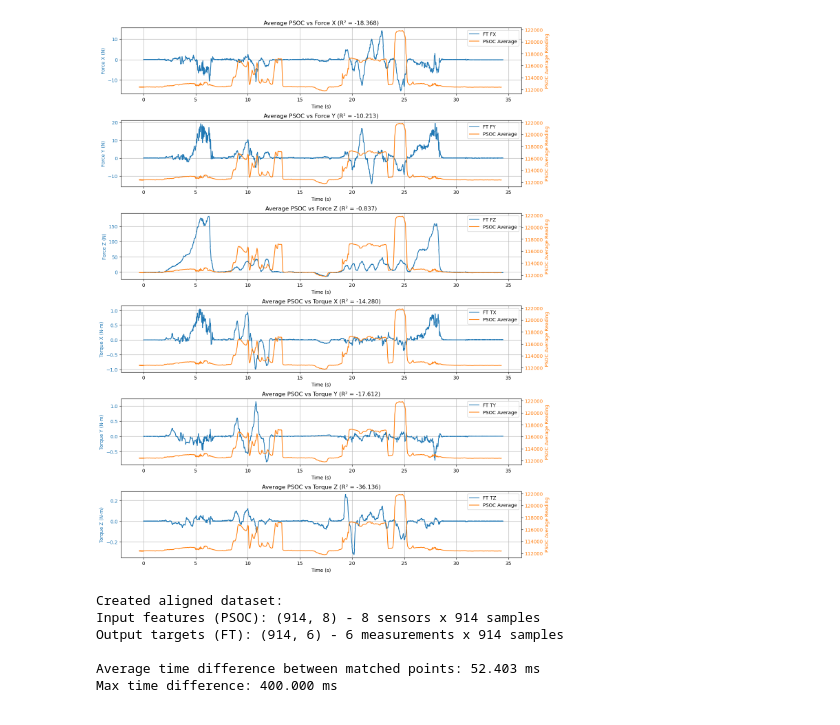
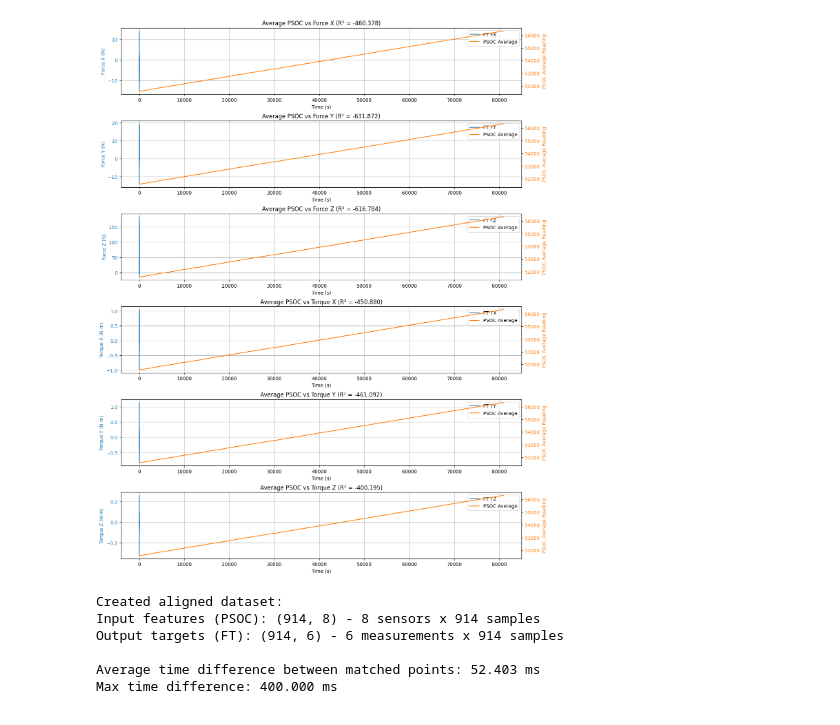
Before and after one commit to ECE382-Team2/ESP_Firmware, a Jupyter notebook: calibration/calibration.ipynb, the cells around one changed output. Cells and saved outputs as stored; diff of their text form; code cells hidden in the pictures.

```diff
--- a/calibration/calibration.ipynb
+++ b/calibration/calibration.ipynb
@@ -6,7 +6,7 @@ import numpy as np
 # %%
 # Read the CSV files
 ft_sensor_data = pd.read_csv('ft_sensor_data_20251023_021626.csv')
-psoc_data = pd.read_csv('PSOC_Data.csv')
+psoc_data = pd.read_csv('20251029_182404_Test_data.csv')
 
 # Display basic information about the datasets
 print("FT Sensor Data Info:")
@@ -14,10 +14,10 @@ print(ft_sensor_data.info())
 print("\nFirst few rows of FT Sensor Data:")
 print(ft_sensor_data.head())
 
-print("\nPSOC Data Info:")
-print(psoc_data.info())
-print("\nFirst few rows of PSOC Data:")
-print(psoc_data.head())
+# print("\nPSOC Data Info:")
+# print(psoc_data.info())
+# print("\nFirst few rows of PSOC Data:")
+# print(psoc_data.head())
 psoc_data
 # %% [output]
 FT Sensor Data Info:
@@ -85,6 +176,6 @@ PSOC Data: 914 samples
 # %%
 # Calculate average of c1normal through c4normal
-psoc_data['avg_normal'] = psoc_data[['c1normal', 'c2normal', 'c3normal', 'c4normal']].mean(axis=1)
+psoc_data['avg_normal'] = psoc_data.mean(axis=1)
 
 # Function to calculate R-squared
 def calculate_r2(y_true, y_pred):
@@ -121,34 +212,34 @@ for idx, (title, ft_col, ylabel) in enumerate(plot_data):
     # Create second y-axis and plot PSOC data
     ax2 = ax1.twinx()
     ax2.set_ylabel('PSOC Average Reading', color='tab:orange')
 
     line2 = ax2.plot(psoc_data['timestamp'], psoc_data['avg_normal'],
                      color='tab:orange', label='PSOC Average')
     ax2.tick_params(axis='y', labelcolor='tab:orange')
 
     # Calculate R-squared
     # First interpolate FT sensor data to match PSOC timestamps
     ft_interp = np.interp(psoc_data['timestamp'],
                          ft_sensor_data['timestamp'],
                          ft_sensor_data[ft_col])
 
     # Scale both signals to 0-1 range for fair R-squared comparison
     ft_scaled = (ft_interp - ft_interp.min()) / (ft_interp.max() - ft_interp.min())
     psoc_scaled = (psoc_data['avg_normal'] - psoc_data['avg_normal'].min()) / \
                  (psoc_data['avg_normal'].max() - psoc_data['avg_normal'].min())
 
     r2 = calculate_r2(ft_scaled, psoc_scaled)
 
     # Add title with R-squared and combine legends
     ax1.set_title(f"{title} (R² = {r2:.3f})")
     lines = line1 + line2
     labels = [l.get_label() for l in lines]
     ax1.grid(True)
     ax1.legend(lines, labels, loc='upper right')
 
 plt.tight_layout()  # Adjust layout to prevent label overlap
 # %% [output]
-[figure, old version]
+[figure, new version]
 # %%
 # Map PSOC data (8 inputs) to FT sensor data (6 outputs) by finding closest timestamps
 # PSOC inputs: c1normal, c2normal, c3normal, c4normal, c1shear, c2shear, c3shear, c4shear
```
Also changed, not shown: parts of 4 cells of this notebook.
